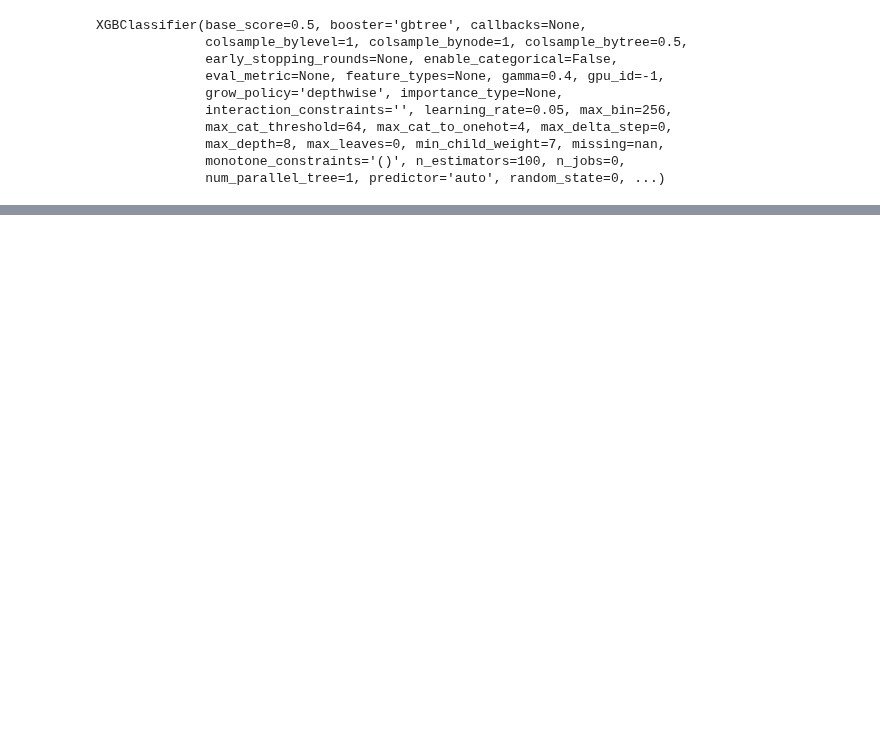
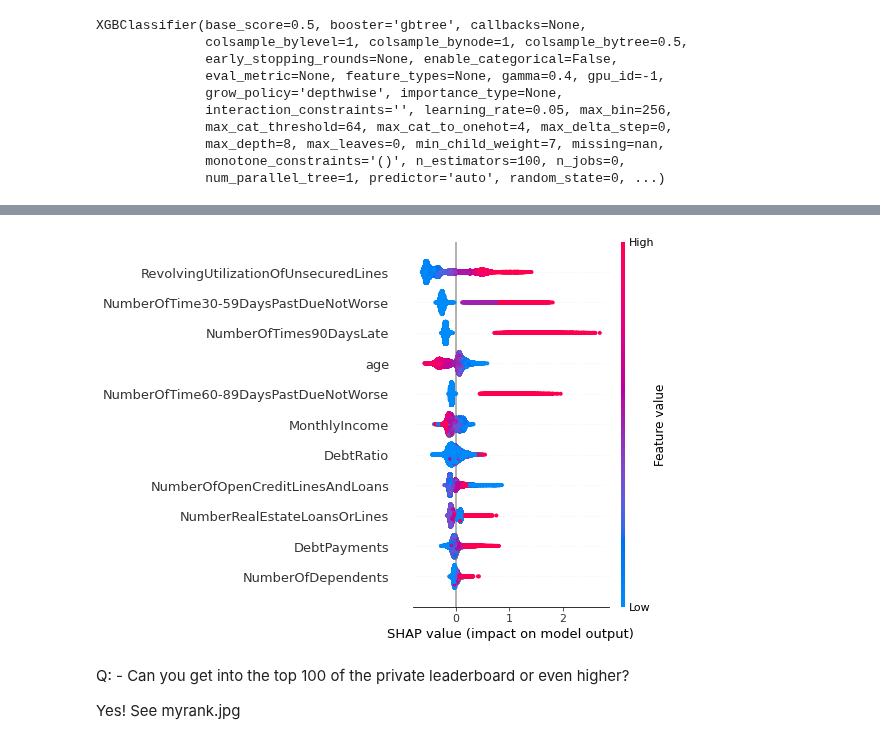
Before and after one commit to LeChangAlex/GiveMeSomeCredit, a Jupyter notebook: credit.ipynb, the cells around one changed output, grey strips where cells are left out. Saved outputs shown, nothing was run; the diff lists cells and outputs as text; code cells hidden in the pictures; blank space fills up the shorter version.

```diff
--- a/credit.ipynb
+++ b/credit.ipynb
@@ -170,0 +214,5 @@ best_model = xgb.XGBClassifier(base_score=0.5, booster='gbtree', callbacks=None,
+# %%
+import shap
+pred = model.predict(X_test, output_margin=True)
+explainer = shap.TreeExplainer(model)
+shap_values = explainer.shap_values(X_test)
@@ -170,0 +237,8 @@ best_model = xgb.XGBClassifier(base_score=0.5, booster='gbtree', callbacks=None,
+# %%
+shap.summary_plot(shap_values, X_test)
+# %% [output]
+[figure, added]
+# %% [markdown]
+Q: - Can you get into the top 100 of the private leaderboard or even higher?
+
+Yes! See myrank.jpg
```
Also changed, not shown: parts of 16 cells of this notebook.
